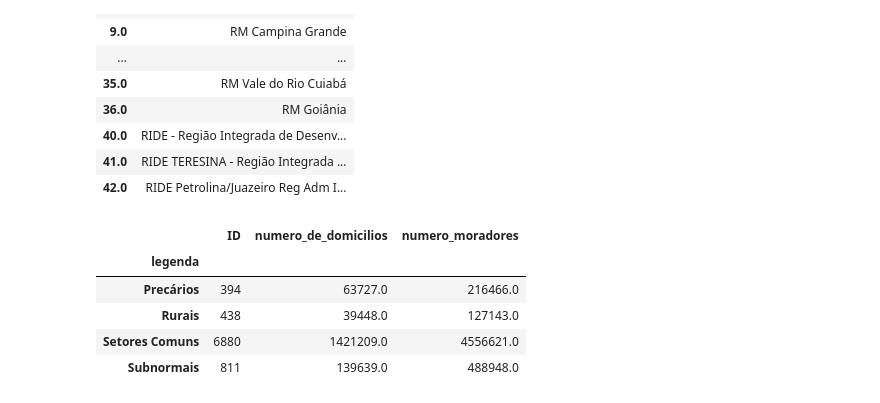
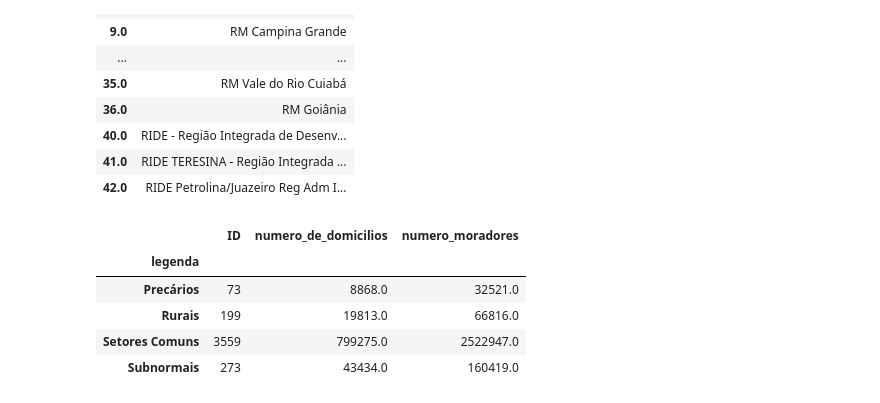
Before and after one commit to cem-usp/assentamentos-precarios-no-brasil-urbano, a Jupyter notebook: 10-analises-preliminares.ipynb, the cells around one changed output. Saved outputs shown, nothing was run; the diff lists cells and outputs as text; code cells hidden in the pictures.

```diff
--- a/10-analises-preliminares.ipynb
+++ b/10-analises-preliminares.ipynb
@@ -6,6 +6,9 @@ gdf_br = gpd.read_file('resultados/assentamentos_precarios_BR.gpkg')
 gdf_br.shape[0]
 # %% [output]
 316574
+# %%
+# gdf_br.tipo_do_setor.value_counts()
+gdf_br = gdf_br[(gdf_br.tipo_do_setor == 0.) | (gdf_br.tipo_do_setor == 1.)]
 # %%
 gdf_br.legenda.value_counts()
 # %% [output]
@@ -94,15 +97,15 @@ gdf_br.loc[:, ['rm', 'nome_rm']].groupby('rm').first()
 | 41.0 | RIDE TERESINA - Região Integrada ... |
 | 42.0 | RIDE Petrolina/Juazeiro Reg Adm I... |
 # %%
-gdf_br.loc[gdf_br.rm == 16., ['ID', 'legenda', 'numero_de_domicilios', 'numero_moradores']].groupby('legenda').agg({
+gdf_br.loc[gdf_br.rm == 22., ['ID', 'legenda', 'numero_de_domicilios', 'numero_moradores']].groupby('legenda').agg({
     'ID': 'count',
     'numero_de_domicilios': 'sum',
     'numero_moradores': 'sum'
 })
 # %% [output]
 |  | ID | numero_de_domicilios | numero_moradores |
 | legenda |  |  |  |
-| Precários | 394 | 63727.0 | 216466.0 |
-| Rurais | 438 | 39448.0 | 127143.0 |
-| Setores Comuns | 6880 | 1421209.0 | 4556621.0 |
-| Subnormais | 811 | 139639.0 | 488948.0 |
+| Precários | 73 | 8868.0 | 32521.0 |
+| Rurais | 199 | 19813.0 | 66816.0 |
+| Setores Comuns | 3559 | 799275.0 | 2522947.0 |
+| Subnormais | 273 | 43434.0 | 160419.0 |
```
Also changed, not shown: parts of 18 cells of this notebook, 14 other files.
